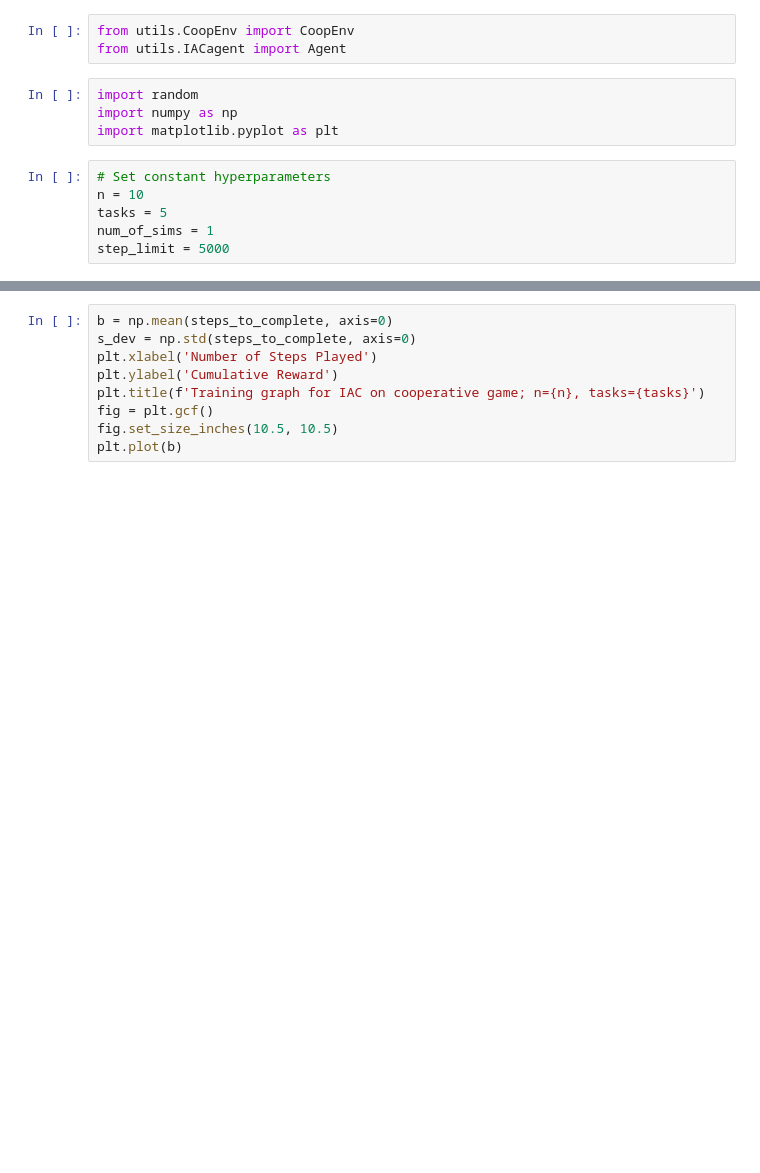
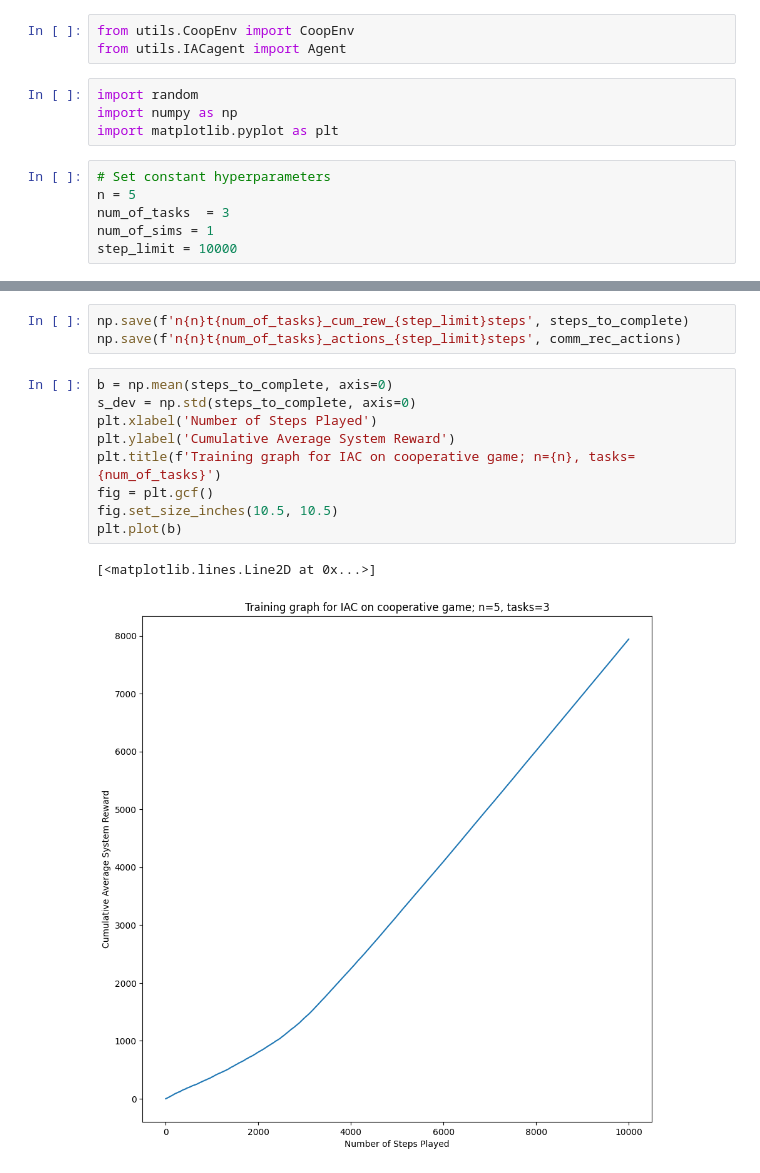
Before and after one commit to akhimoche/coop-form-marl, a Jupyter notebook: driver_code.ipynb, the cells around one changed output, grey strips where cells are left out. Cells and saved outputs as stored; diff of their text form; blank space fills up the shorter version.

```diff
--- a/driver_code.ipynb
+++ b/driver_code.ipynb
@@ -7,8 +7,8 @@ import numpy as np
 import matplotlib.pyplot as plt
 # %%
 # Set constant hyperparameters
-n = 10
-tasks = 5
+n = 5
+num_of_tasks  = 3
 num_of_sims = 1
-step_limit = 5000
+step_limit = 10000
 # %%
@@ -59,11 +64,17 @@ if __name__ == "__main__":
+# %%
+np.save(f'n{n}t{num_of_tasks}_cum_rew_{step_limit}steps', steps_to_complete)
+np.save(f'n{n}t{num_of_tasks}_actions_{step_limit}steps', comm_rec_actions)
 # %%
 b = np.mean(steps_to_complete, axis=0)
 s_dev = np.std(steps_to_complete, axis=0)
 plt.xlabel('Number of Steps Played')
-plt.ylabel('Cumulative Reward')
-plt.title(f'Training graph for IAC on cooperative game; n={n}, tasks={tasks}')
+plt.ylabel('Cumulative Average System Reward')
+plt.title(f'Training graph for IAC on cooperative game; n={n}, tasks={num_of_tasks}')
 fig = plt.gcf()
 fig.set_size_inches(10.5, 10.5)
 plt.plot(b)
+# %% [output]
+[<matplotlib.lines.Line2D at 0x...>]
+[figure, added]
 # %%
 plt.xlabel('Number of Steps Played')
```
Also changed, not shown: parts of 5 cells of this notebook, 11 other files.
